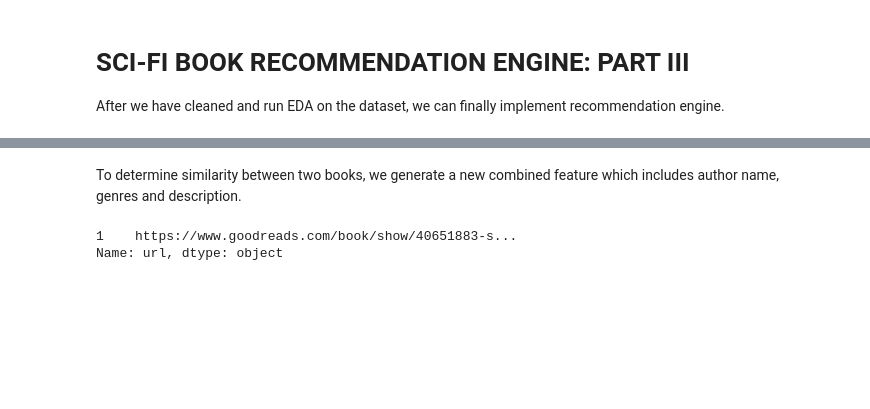
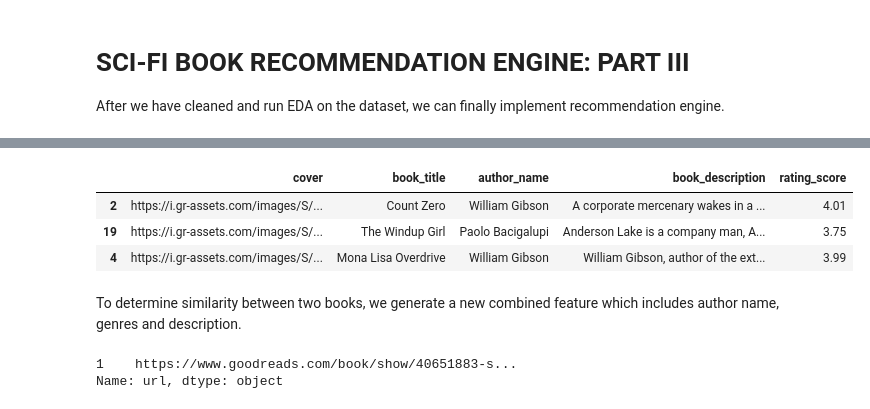
Before and after one commit to onurtunali/scifi-rec, a Jupyter notebook: dev/sci-fi-recommendation-system-iii.ipynb, the cells around one changed output, grey strips where cells are left out. Drawn from its saved outputs; the diff is of its cells as text; code cells hidden in the pictures; blank space fills up the shorter version.

```diff
--- a/sci-fi-recommendation-system-iii.ipynb
+++ b/dev/sci-fi-recommendation-system-iii.ipynb
@@ -14,0 +31,10 @@ df = pd.read_csv("data/scifi_with_cover.csv")
+# %%
+df_rec = df.reindex(columns=["cover", "book_title", "author_name", "book_description", "rating_score"])
+rec = [2, 19, 4]
+df_rec = df_rec.loc[rec]
+
+for i in range(3):
+    temp = df_rec.iloc[i,:].values
+    str_ = f'| <img src="{temp[0]}" width="150"> | **{temp[1]}** | {temp[2]} | {temp[3][:500]} | {temp[4]} |'
+
+    print(str_)
@@ -15,3 +45,10 @@ df = pd.read_csv("data/scifi_with_cover.csv")
+# %%
+df_rec
+# %% [output]
+|  | cover | book_title | author_name | book_description | rating_score |
+| 2 | https://i.gr-assets.com/images/S/... | Count Zero | William Gibson | A corporate mercenary wakes in a ... | 4.01 |
+| 19 | https://i.gr-assets.com/images/S/... | The Windup Girl | Paolo Bacigalupi | Anderson Lake is a company man, A... | 3.75 |
+| 4 | https://i.gr-assets.com/images/S/... | Mona Lisa Overdrive | William Gibson | William Gibson, author of the ext... | 3.99 |
 # %% [markdown]
 To determine similarity between two books, we generate a new combined feature which includes author name, genres and description.
 # %%
```
Also changed, not shown: parts of 6 cells of this notebook, 6 other files.
